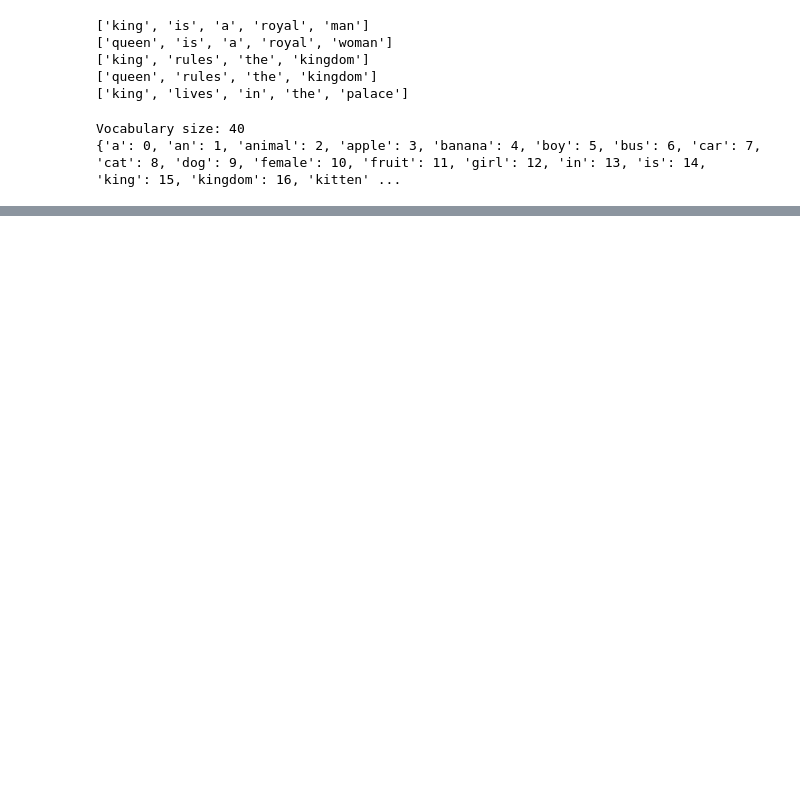
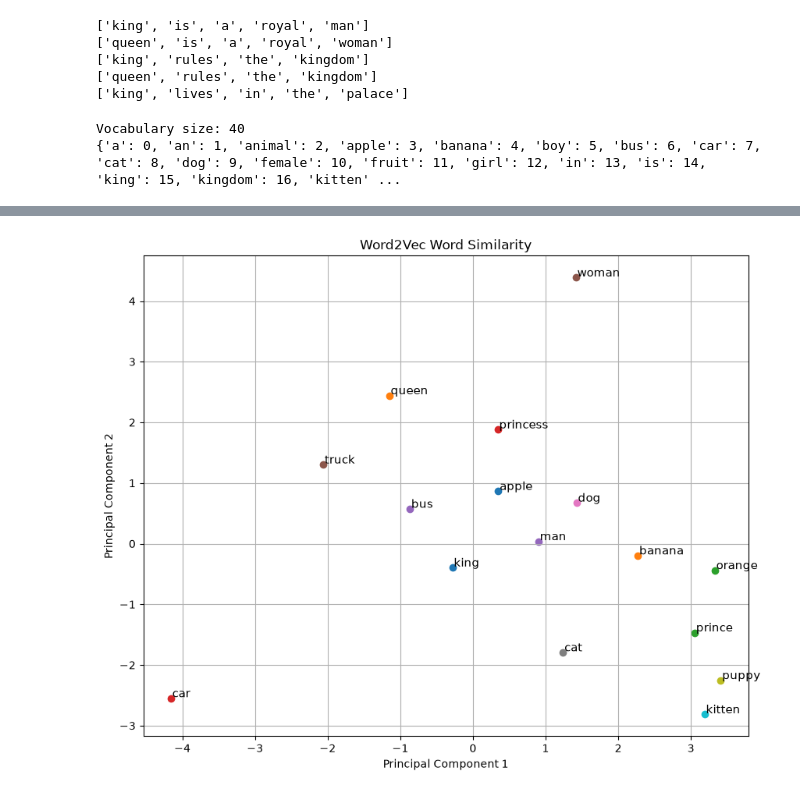
Before and after one commit to chw1230/LLMProgramming, a Jupyter notebook: Word2Vec/Word2Vec.ipynb, the cells around one changed output, grey strips where cells are left out. Drawn from its saved outputs; the diff is of its cells as text; code cells hidden in the pictures; blank space fills up the shorter version.

Commit message:
✨Lab3_Word2Vec 실습

```diff
--- a/Word2Vec/Word2Vec.ipynb
+++ b/Word2Vec/Word2Vec.ipynb
@@ -113,0 +137,10 @@ KeyError: 15
+# %%
+ # 훈련 데이터를 텐서로 바꾸기
+# 중심 단어만!
+center_words = torch.tensor( [pair[0] for pair in pairs ], dtype = torch.long )
+# 주변 단어만!
+context_words = torch.tensor( [pair[1] for pair in pairs], dtype=torch.long )
+
+# 중심 단어(center word)를 보고 주변 단어(context word)를 예측하기 위해서!!
+print(center_words.shape)
+print(context_words.shape)
@@ -113,0 +181,6 @@ KeyError: 15
+# %%
+# SkipGramModel 생성하고 구조 확인하기
+embedding_dim = 50
+model = SkipGramModel(vocab_size,embedding_dim)
+model = model.to(device)
+print(model)
@@ -113,0 +322,51 @@ KeyError: 15
+# %%
+# Word2Vec Embedding PCA 시각화
+embedding_cpu = (
+    model.embedding.weight
+    .detach()
+    .cpu()
+    .numpy()
+)
+
+from sklearn.decomposition import PCA
+
+pca = PCA(n_components=2)
+
+vectors_2d = pca.fit_transform(
+    embedding_cpu
+)
+
+words = [
+    "king", "queen",
+    "prince", "princess",
+    "man", "woman",
+    "dog", "cat",
+    "puppy", "kitten",
+    "apple", "banana", "orange",
+    "car", "bus", "truck"
+]
+
+import matplotlib.pyplot as plt
+
+plt.figure(figsize=(10, 8))
+
+for i, word in enumerate(words):
+    x = vectors_2d[i, 0]
+    y = vectors_2d[i, 1]
+
+    plt.scatter(x, y)
+
+    plt.text(
+        x + 0.02,
+        y + 0.02,
+        word,
+        fontsize=11
+    )
+
+plt.xlabel("Principal Component 1")
+plt.ylabel("Principal Component 2")
+plt.title("Word2Vec Word Similarity")
+plt.grid(True)
+plt.show()
+# %% [output]
+[figure, added]
```
Also changed, not shown: parts of 13 cells of this notebook.
